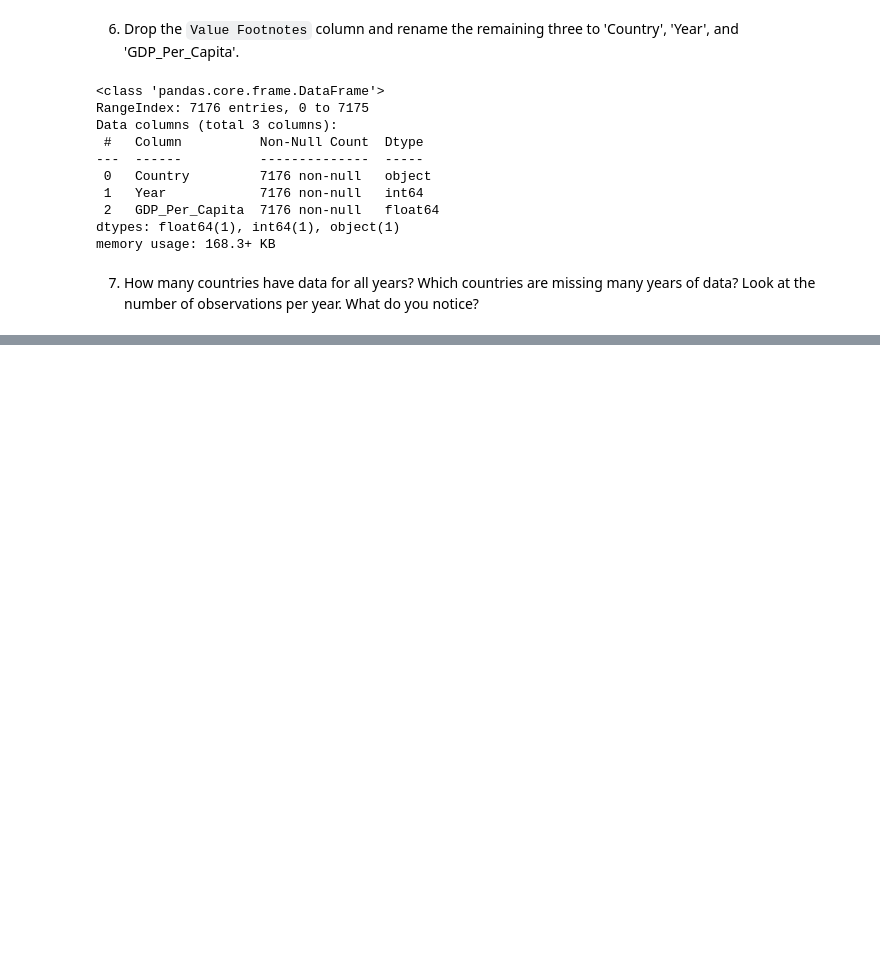
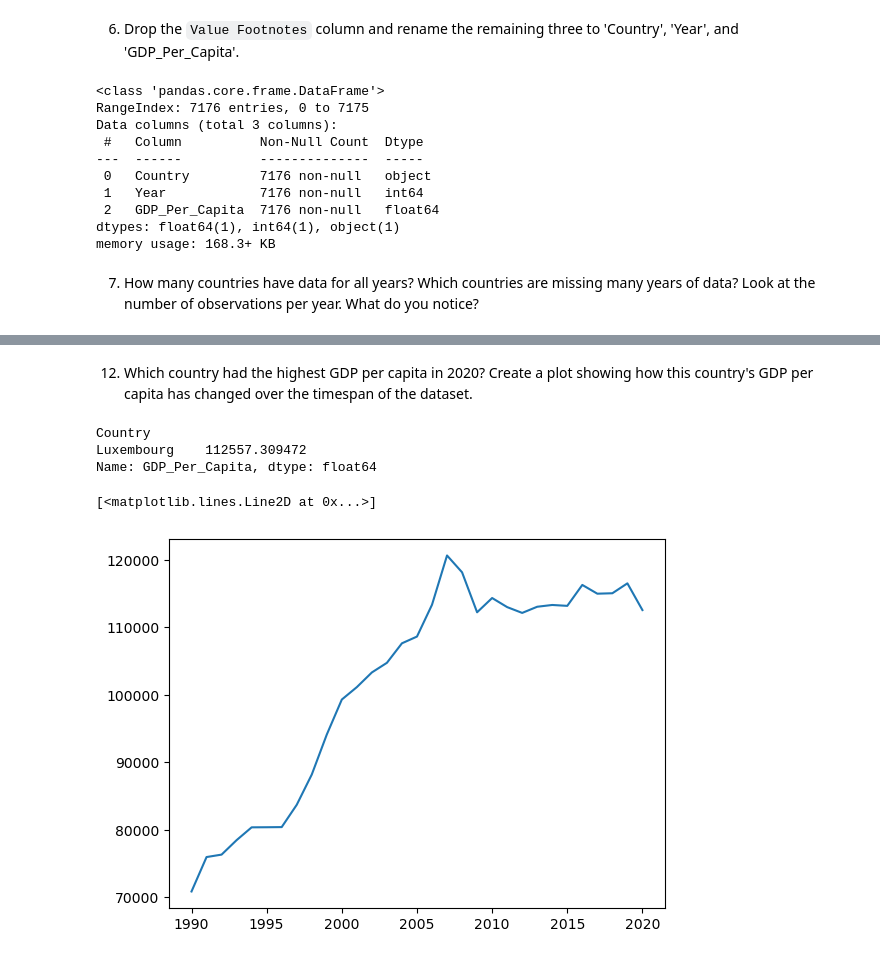
Before and after one commit to Brf0001/gdp-and-internet-usage-Brf0001, a Jupyter notebook: notebook/real_un_project.ipynb, the cells around one changed output, grey strips where cells are left out. Saved outputs shown, nothing was run; the diff lists cells and outputs as text; code cells hidden in the pictures; blank space fills up the shorter version.

```diff
--- a/notebook/real_un_project.ipynb
+++ b/notebook/real_un_project.ipynb
@@ -81,0 +118,14 @@ sns.boxplot(graph_gdp['GDP_Per_Capita'])
+# %% [markdown]
+12. Which country had the highest GDP per capita in 2020? Create a plot showing how this country's GDP per capita has changed over the timespan of the dataset.
+# %%
+gdp2020=gdp_df[gdp_df['Year']==2020]
+max20gdp=gdp2020.groupby('Country')['GDP_Per_Capita'].max().sort_values(ascending=False)
+print(max20gdp.head(1))
+luxgdp=gdp_df[gdp_df['Country']=='Luxembourg']
+plt.plot(luxgdp['Year'],luxgdp['GDP_Per_Capita'])
+# %% [output]
+Country
+Luxembourg    112557.309472
+Name: GDP_Per_Capita, dtype: float64
+[<matplotlib.lines.Line2D at 0x...>]
+[figure, added]
```
Also changed, not shown: parts of 22 cells of this notebook.
